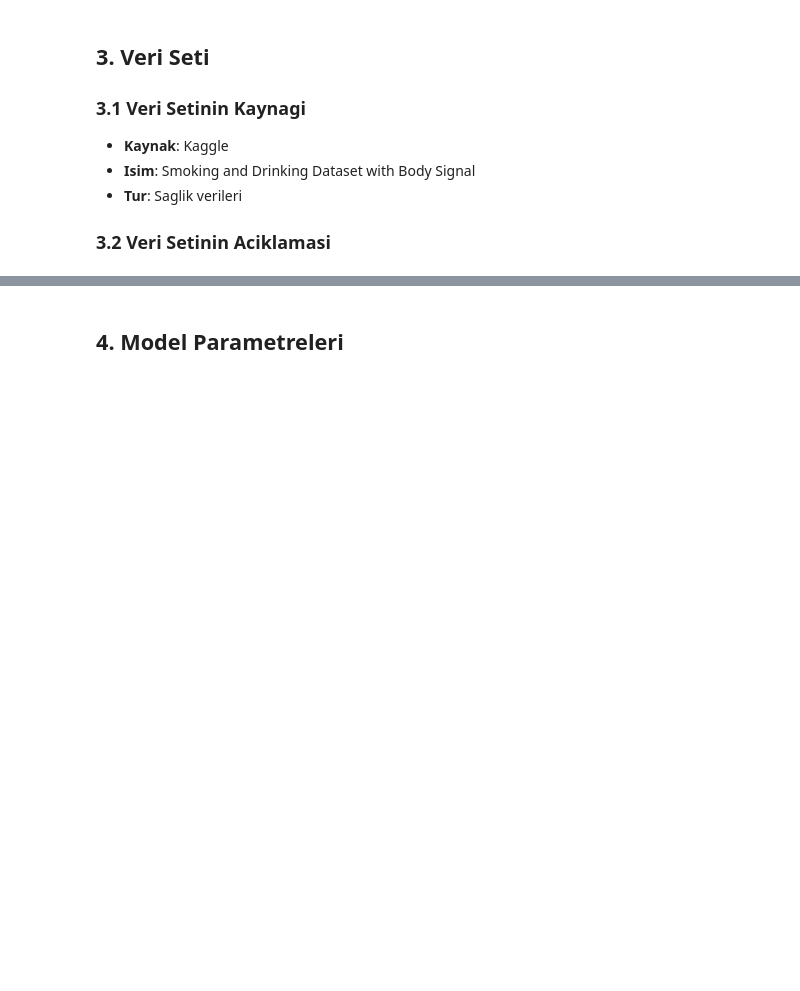
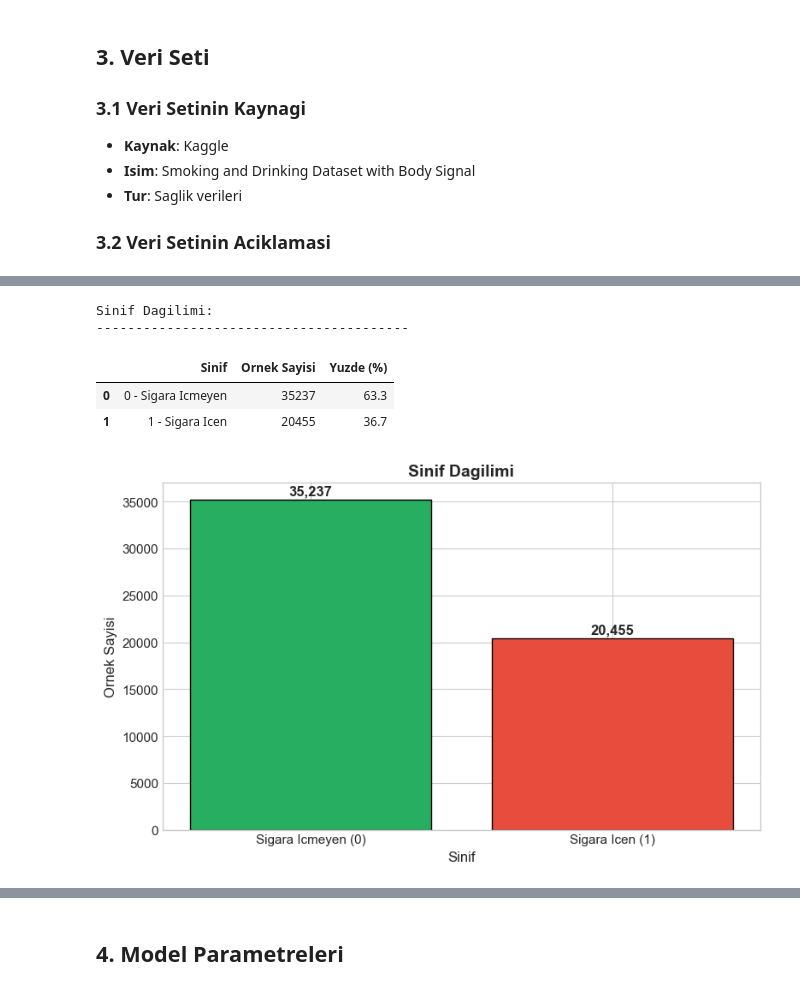
Before and after one commit to aysebelenpisdil/ysa-final, a Jupyter notebook: smoking_classification.ipynb, the cells around one changed output, grey strips where cells are left out. Saved outputs shown, nothing was run; the diff lists cells and outputs as text; code cells hidden in the pictures; blank space fills up the shorter version.

```diff
--- a/smoking_classification.ipynb
+++ b/smoking_classification.ipynb
@@ -21,15 +21,20 @@ Sigara kullanimi, pek cok saglik sorununun temel nedenlerinden biridir. Bu proje
 # %% [markdown]
 ## 2. Kutuphaneler
 # %%
+%matplotlib inline
+
 import pandas as pd
 import numpy as np
 import matplotlib.pyplot as plt
 import seaborn as sns
-from sklearn.neural_network import MLPClassifier
 from sklearn.preprocessing import StandardScaler, LabelEncoder
-from sklearn.model_selection import cross_val_score, cross_val_predict, train_test_split
+from sklearn.model_selection import train_test_split
 from sklearn.metrics import accuracy_score, confusion_matrix, classification_report
+from IPython.display import display
 import warnings
 warnings.filterwarnings('ignore')
 
+plt.rcParams['figure.figsize'] = (10, 6)
+plt.rcParams['font.size'] = 11
+
 print("Kutuphaneler yuklendi!")
@@ -73,25 +135,36 @@ print(f"\nHedef Degisken: smoking (0=Icmiyor, 1=Iciyor)")
 # %%
 # Sinif dagilimi
 print("Sinif Dagilimi:")
 print("-"*40)
 class_counts = df['smoking'].value_counts().sort_index()
 class_names = {0: 'Sigara Icmeyen', 1: 'Sigara Icen'}
-for idx, count in class_counts.items():
-    pct = count / len(df) * 100
-    print(f"Sinif {idx} - {class_names[idx]}: {count} ornek ({pct:.1f}%)")
+
+sinif_df = pd.DataFrame({
+    'Sinif': [f'{idx} - {class_names[idx]}' for idx in class_counts.index],
+    'Ornek Sayisi': class_counts.values,
+    'Yuzde (%)': [f'{count / len(df) * 100:.1f}' for count in class_counts.values]
+})
+display(sinif_df)
 
 # Gorsel
 plt.figure(figsize=(8, 5))
 colors = ['#27ae60', '#e74c3c']
-bars = plt.bar(['Sigara Icmeyen (0)', 'Sigara Icen (1)'], class_counts.values, color=colors)
-plt.title('Sinif Dagilimi', fontsize=14)
+bars = plt.bar(['Sigara Icmeyen (0)', 'Sigara Icen (1)'], class_counts.values, color=colors, edgecolor='black')
+plt.title('Sinif Dagilimi', fontsize=14, fontweight='bold')
 plt.xlabel('Sinif')
 plt.ylabel('Ornek Sayisi')
 for bar, count in zip(bars, class_counts.values):
     plt.text(bar.get_x() + bar.get_width()/2, bar.get_height() + 500,
-             f'{count:,}', ha='center', fontsize=12)
+             f'{count:,}', ha='center', fontsize=12, fontweight='bold')
 plt.tight_layout()
 plt.show()
+# %% [output]
+Sinif Dagilimi:
+----------------------------------------
+|  | Sinif | Ornek Sayisi | Yuzde (%) |
+| 0 | 0 - Sigara Icmeyen | 35237 | 63.3 |
+| 1 | 1 - Sigara Icen | 20455 | 36.7 |
+[figure, added]
 # %%
 # Veriyi hazirla
 # ID sutununu kaldir
```
Also changed, not shown: parts of 28 cells of this notebook, 1 other file.
